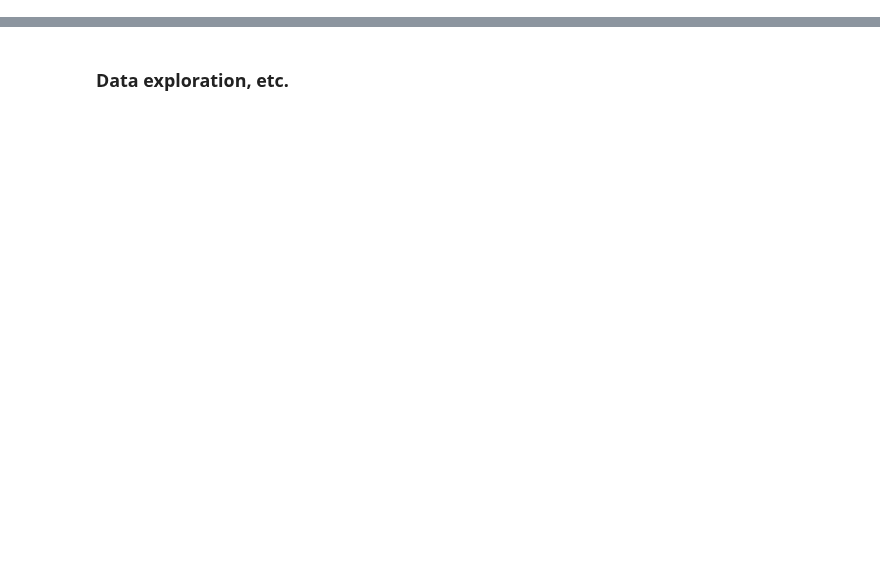
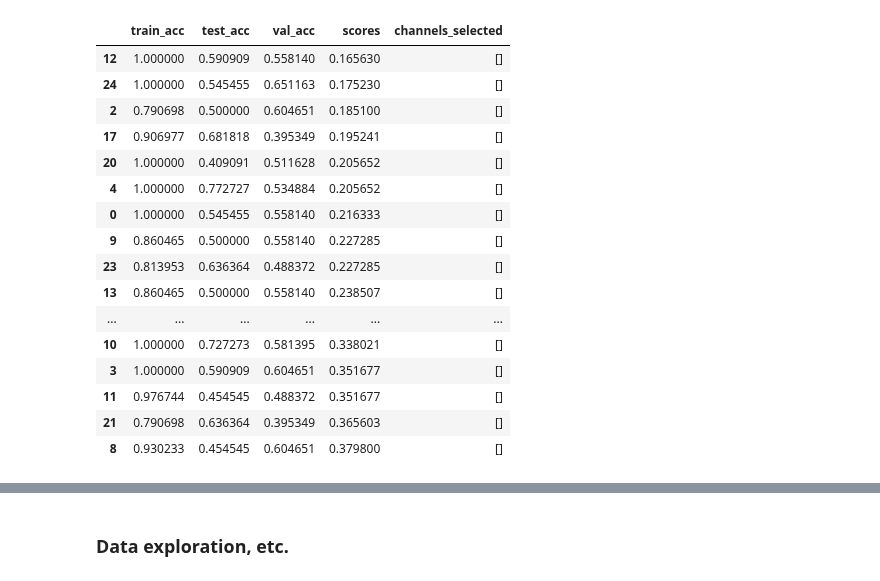
Before and after one commit to Pauligtech/PiEEG_Miniaturization, a Jupyter notebook: model_optimization_tests/shallow_conv_net_test.ipynb, the cells around one changed output, grey strips where cells are left out. Cells and saved outputs as stored; diff of their text form; code cells hidden in the pictures; blank space fills up the shorter version.

```diff
--- a/model_optimization_tests/shallow_conv_net_test.ipynb
+++ b/model_optimization_tests/shallow_conv_net_test.ipynb
@@ -391,7 +391,7 @@ model = shallow_conv_net()
 # model = lstm_cnn_net()
 
 # K-fold Cross Validation model evaluation
-fold_no = 1
+fold_num = 1
 for train, test in kfold.split(X_train, y_train):
         # Fit data to model
         model.compile(loss="sparse_categorical_crossentropy", optimizer="adam", metrics=["accuracy"])
@@ -414,9 +414,9 @@ for train, test in kfold.split(X_train, y_train):
 
         # Generate generalization metrics
         scores = model.evaluate(X_train[test], y_train[test], verbose=0)
-        rprint(f'Score for fold {fold_no}: {model.metrics_names[0]} of {scores[0]}; {model.metrics_names[1]} of {scores[1]*100}%')
+        rprint(f'Score for fold {fold_num}: {model.metrics_names[0]} of {scores[0]}; {model.metrics_names[1]} of {scores[1]*100}%')
         acc_per_fold.append(scores[1] * 100)
         loss_per_fold.append(scores[0])
 
         # Increase fold number
-        fold_no = fold_no + 1
+        fold_num = fold_num + 1
@@ -439,8 +463,8 @@ model.compile(loss="sparse_categorical_crossentropy", optimizer="adam", metrics=
 history = model.fit(
     X_train,
     y_train,
-    batch_size=64,
-    epochs=100,
+    batch_size=128,
+    epochs=25,
     # validation_data=(X_test, y_test),
     validation_split=0.2,
     shuffle=True,
@@ -690,3 +808,39 @@ Epoch 1/5
+# %%
+trial_metrics_dict = {
+    "train_acc": [],
+    "test_acc": [],
+    "val_acc": [],
+    "scores": [],
+    "channels_selected": [],
+}
+for i, trial in enumerate(study.trials_dataframe().itertuples()):
+    trial_user_attrs = trial.user_attrs_trial_data
+    trial_metrics_dict["scores"].append(trial.value)
+    trial_metrics_dict["train_acc"].append(np.max(trial_user_attrs['train_accuracy']))
+    trial_metrics_dict["test_acc"].append(trial_user_attrs['test_accuracy'])
+    trial_metrics_dict["val_acc"].append(np.max(trial_user_attrs['val_accuracy']))
+    trial_metrics_dict["channels_selected"].append(trial_user_attrs['channels_selected'])
+trial_metrics_df = pd.DataFrame(trial_metrics_dict)
+# trial_metrics_df.sort_values("test_acc", ascending=False)
+trial_metrics_df.sort_values("scores", ascending=True)
+# %% [output]
+|  | train_acc | test_acc | val_acc | scores | channels_selected |
+| 12 | 1.000000 | 0.590909 | 0.558140 | 0.165630 | [] |
+| 24 | 1.000000 | 0.545455 | 0.651163 | 0.175230 | [] |
+| 2 | 0.790698 | 0.500000 | 0.604651 | 0.185100 | [] |
+| 17 | 0.906977 | 0.681818 | 0.395349 | 0.195241 | [] |
+| 20 | 1.000000 | 0.409091 | 0.511628 | 0.205652 | [] |
+| 4 | 1.000000 | 0.772727 | 0.534884 | 0.205652 | [] |
+| 0 | 1.000000 | 0.545455 | 0.558140 | 0.216333 | [] |
+| 9 | 0.860465 | 0.500000 | 0.558140 | 0.227285 | [] |
+| 23 | 0.813953 | 0.636364 | 0.488372 | 0.227285 | [] |
+| 13 | 0.860465 | 0.500000 | 0.558140 | 0.238507 | [] |
+| ... | ... | ... | ... | ... | ... |
+| 10 | 1.000000 | 0.727273 | 0.581395 | 0.338021 | [] |
+| 3 | 1.000000 | 0.590909 | 0.604651 | 0.351677 | [] |
+| 11 | 0.976744 | 0.454545 | 0.488372 | 0.351677 | [] |
+| 21 | 0.790698 | 0.636364 | 0.395349 | 0.365603 | [] |
+| 8 | 0.930233 | 0.454545 | 0.604651 | 0.379800 | [] |
 # %%
 rpprint({ k: v for k, v in study.best_trial.params.items() if not k.startswith("channels") })
 rprint("test_accuracy =", study.best_trial.user_attrs["trial_data"]["test_accuracy"])
```
Also changed, not shown: parts of 5 cells of this notebook.
